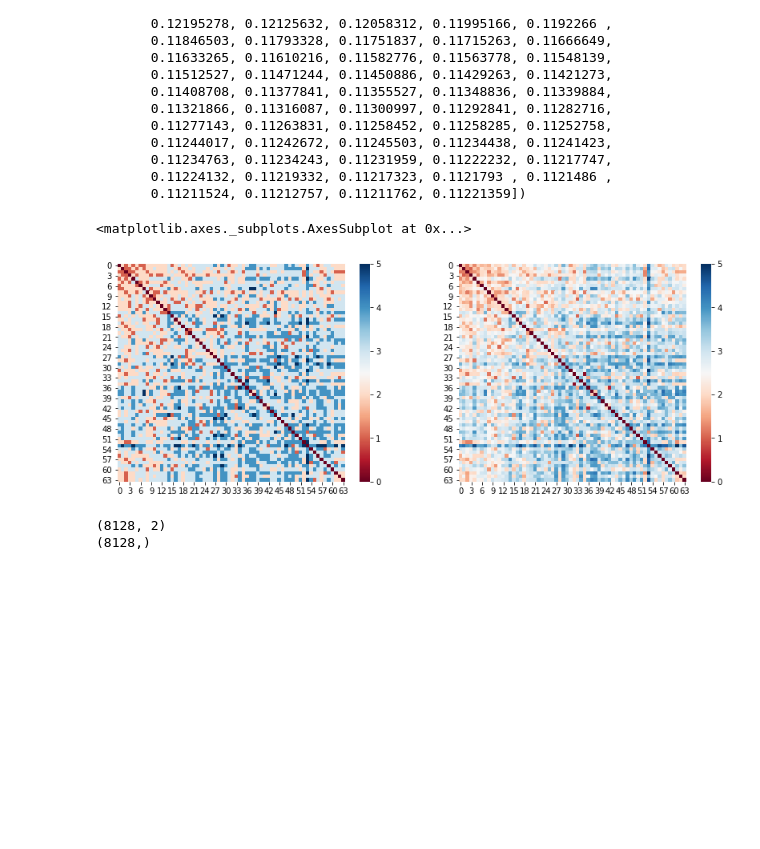
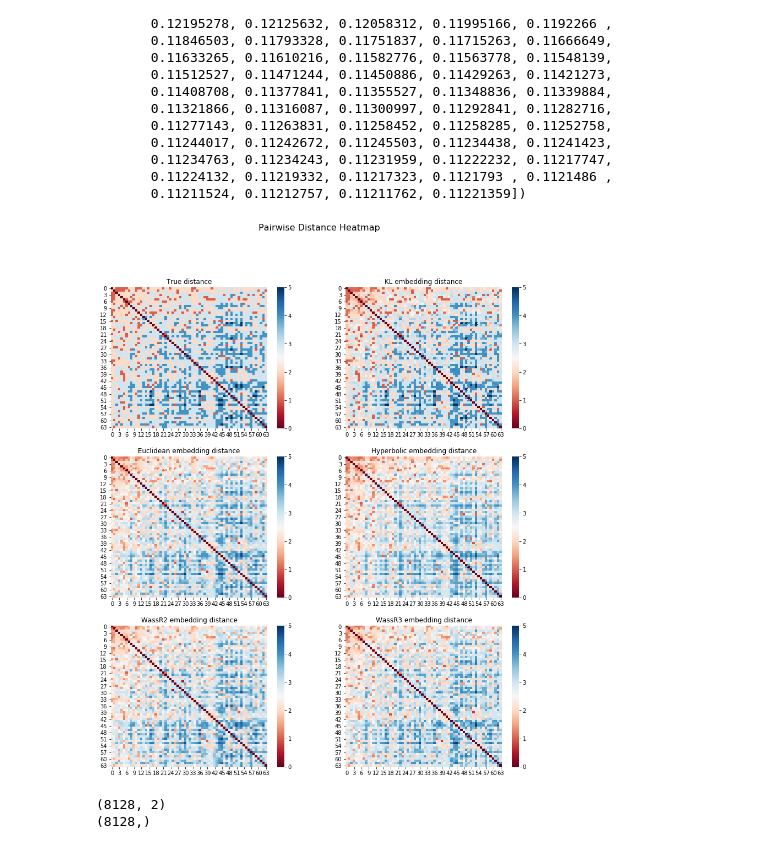
Before and after one commit to svenhsia/Entropic-Wasserstein-Embedding, a Jupyter notebook: main.ipynb, the cells around one changed output. Saved outputs shown, nothing was run; the diff lists cells and outputs as text; code cells hidden in the pictures; blank space fills up the shorter version.

```diff
--- a/main.ipynb
+++ b/main.ipynb
@@ -25,6 +25,9 @@ time_reg = np.zeros((num_embed_types, num_embed_dims, 8))
 
 time_graphs = [1, 3, 5, 6, 7, 8, 9, 10]
 
+embeddings = []
+embed_distances = []
+
 for graph_id in range(10):
     for i, embed_type in enumerate(embed_types):
         for j, embed_dim in enumerate(embed_dims):
@@ -33,6 +36,10 @@ for graph_id in range(10):
             loss = loss_history[-1]
             loss_reg[i, j, graph_id] = loss
 
+            if graph_id == 0 and embed_dim == 40:
+                embeddings.append(res['embeddings'])
+                embed_distances.append(res['embed_distances'])
+
 for g, graph_id in enumerate(time_graphs):
     for i, embed_type in enumerate(embed_types):
         for j, embed_dim in enumerate(embed_dims):
@@ -192,22 +199,25 @@ array([0.5327335 , 0.42583855, 0.35543291, 0.32397707, 0.31634268,
 # %%
 from graph_generator import GraphGenerator
 
-g = nx.read_gpickle("./graphs/scale_free_64_6.pickle")
+g = nx.read_gpickle("./graphs/scale_free_64_1.pickle")
 node_pairs = g.get_node_pairs()
 obj_distances = g.get_obj_distances()
 # %%
-plt.figure(figsize=(14,5))
+fig = plt.figure(figsize=(14, 16))
+fig.suptitle("Pairwise Distance Heatmap", fontsize=16)
 
 true_distance = squareform(obj_distances)
-plt.subplot(121)
-sns.heatmap(true_distance, cmap='RdBu', vmax=int(round(true_distance.max())))
+ax = plt.subplot(321)
+ax.set_title('True distance')
+sns.heatmap(true_distance, cmap='RdBu', vmin=0, vmax=int(round(true_distance.max())))
 
-pred_distance = squareform(embed_distances)
-plt.subplot(122)
-sns.heatmap(pred_distance, cmap='RdBu', vmax=int(round(true_distance.max())))
+for i, _ in enumerate(embed_types):
+    pred_distance = squareform(embed_distances[(i+4)%5])
+    ax = plt.subplot(322+i)
+    ax.set_title(embed_types[(i+4)%5] + " embedding distance")
+    sns.heatmap(pred_distance, cmap='RdBu', vmin=0, vmax=int(round(true_distance.max())))
 # %% [output]
-<matplotlib.axes._subplots.AxesSubplot at 0x...>
-[figure, old version]
+[figure, new version]
 # %%
 def cdist(X, Y):
     X2 = tf.reduce_sum(tf.square(X), 1)
```
Also changed, not shown: parts of 2 cells of this notebook.
